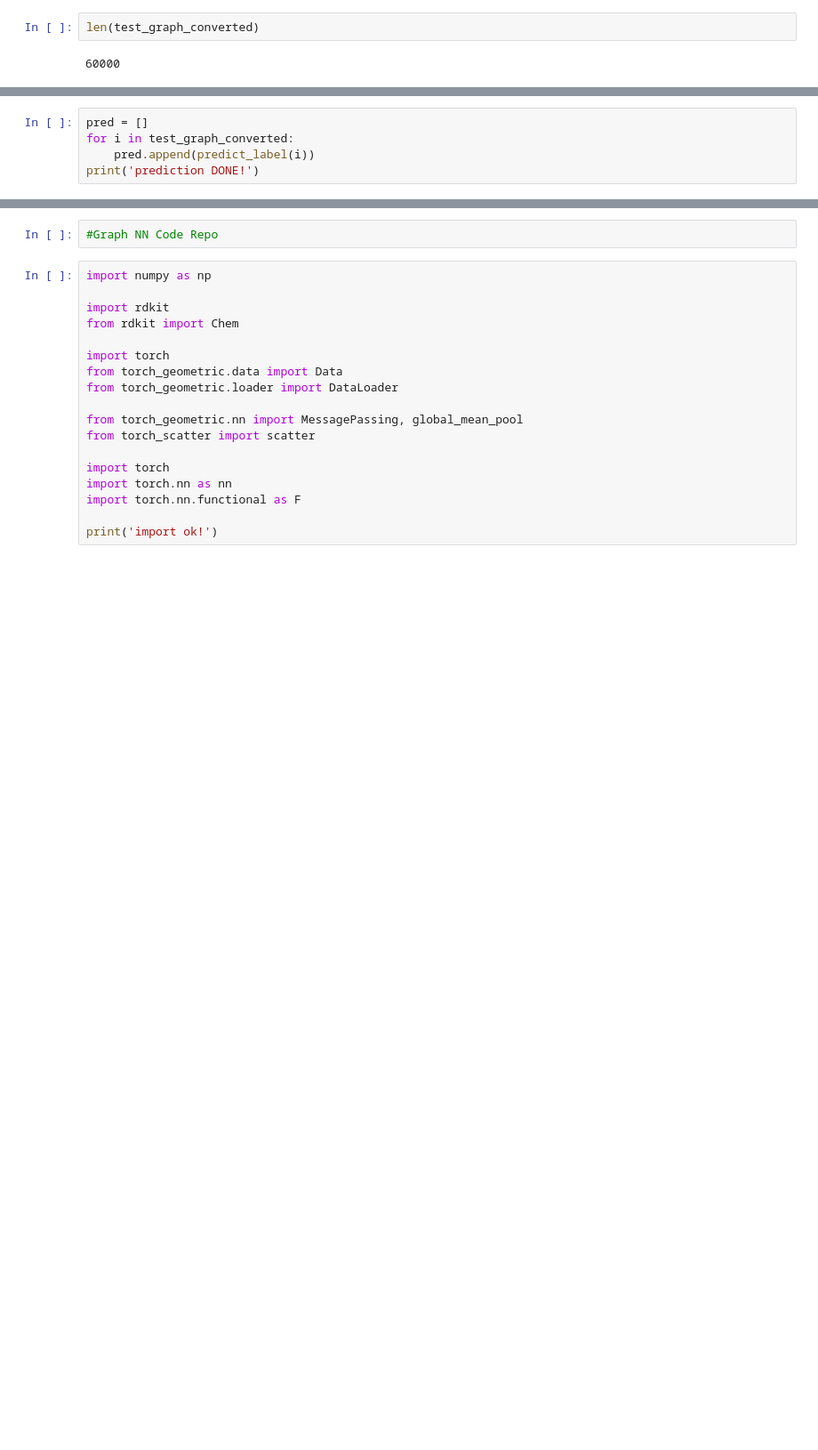
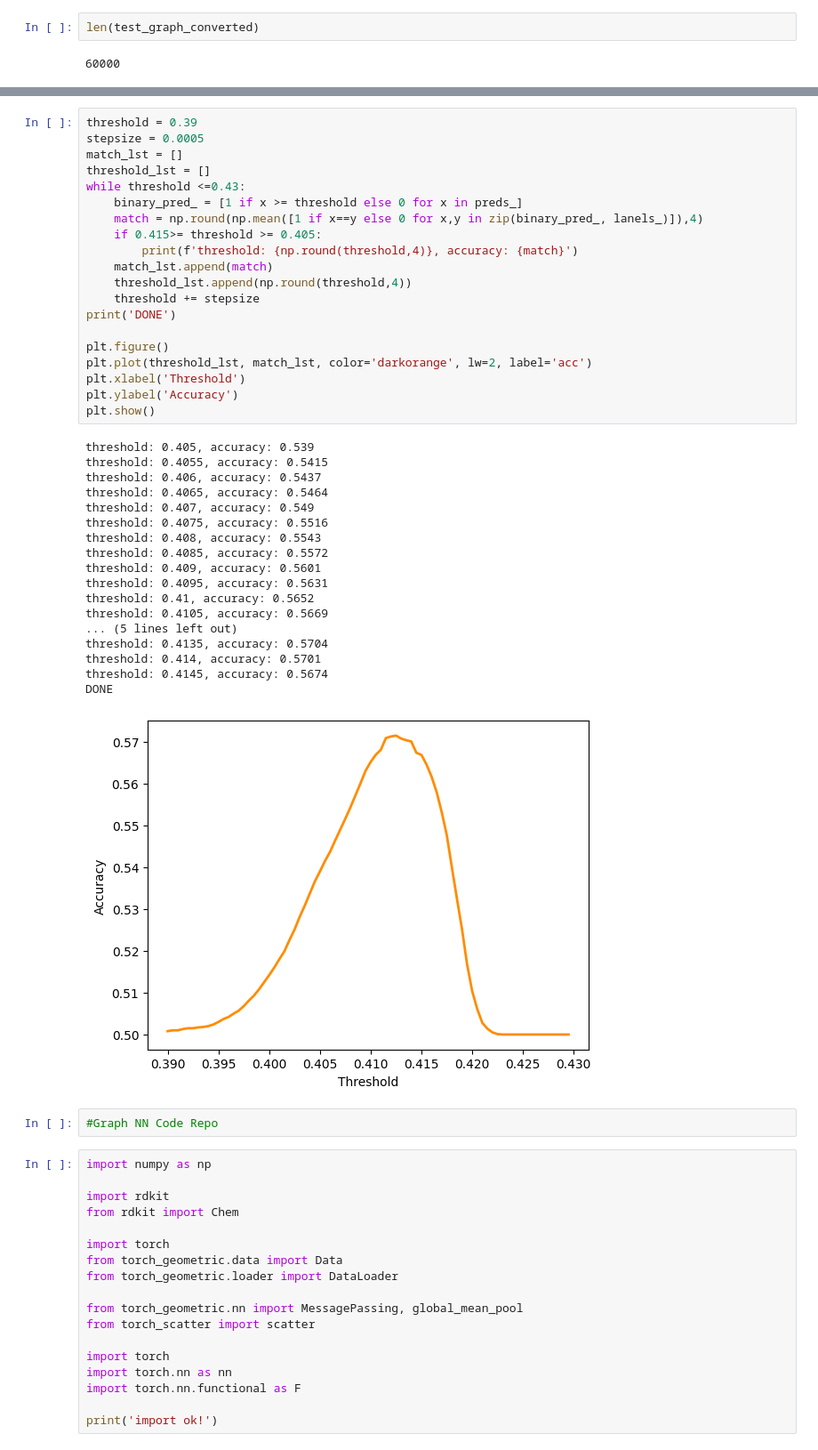
Before and after one commit to liwilliam127/BELKA, a Jupyter notebook: gat-belka.ipynb, the cells around one changed output, grey strips where cells are left out. Shown at 89% size. Cells and saved outputs as stored; diff of their text form; blank space fills up the shorter version.

```diff
--- a/gat-belka.ipynb
+++ b/gat-belka.ipynb
@@ -450,5 +426,0 @@ test_graph_converted = to_pyg_list(test_graph_sample)
-# %%
-pred = []
-for i in test_graph_converted:
-    pred.append(predict_label(i))
-print('prediction DONE!')
@@ -515,3 +501,42 @@ print(len([x for x in pred if x ==0]))
+# %%
+threshold = 0.39
+stepsize = 0.0005
+match_lst = []
+threshold_lst = []
+while threshold <=0.43:
+    binary_pred_ = [1 if x >= threshold else 0 for x in preds_]
+    match = np.round(np.mean([1 if x==y else 0 for x,y in zip(binary_pred_, lanels_)]),4)
+    if 0.415>= threshold >= 0.405:
+        print(f'threshold: {np.round(threshold,4)}, accuracy: {match}')
+    match_lst.append(match)
+    threshold_lst.append(np.round(threshold,4))
+    threshold += stepsize
+print('DONE')
+
+plt.figure()
+plt.plot(threshold_lst, match_lst, color='darkorange', lw=2, label='acc')
+plt.xlabel('Threshold')
+plt.ylabel('Accuracy')
+plt.show()
+# %% [output]
+threshold: 0.405, accuracy: 0.539
+threshold: 0.4055, accuracy: 0.5415
+threshold: 0.406, accuracy: 0.5437
+threshold: 0.4065, accuracy: 0.5464
+threshold: 0.407, accuracy: 0.549
+threshold: 0.4075, accuracy: 0.5516
+threshold: 0.408, accuracy: 0.5543
+threshold: 0.4085, accuracy: 0.5572
+threshold: 0.409, accuracy: 0.5601
+threshold: 0.4095, accuracy: 0.5631
+threshold: 0.41, accuracy: 0.5652
+threshold: 0.4105, accuracy: 0.5669
+... (5 lines left out)
+threshold: 0.4135, accuracy: 0.5704
+threshold: 0.414, accuracy: 0.5701
+threshold: 0.4145, accuracy: 0.5674
+DONE
+[figure, added]
 # %%
 #Graph NN Code Repo
 # %%
```
Also changed, not shown: parts of 28 cells of this notebook.
